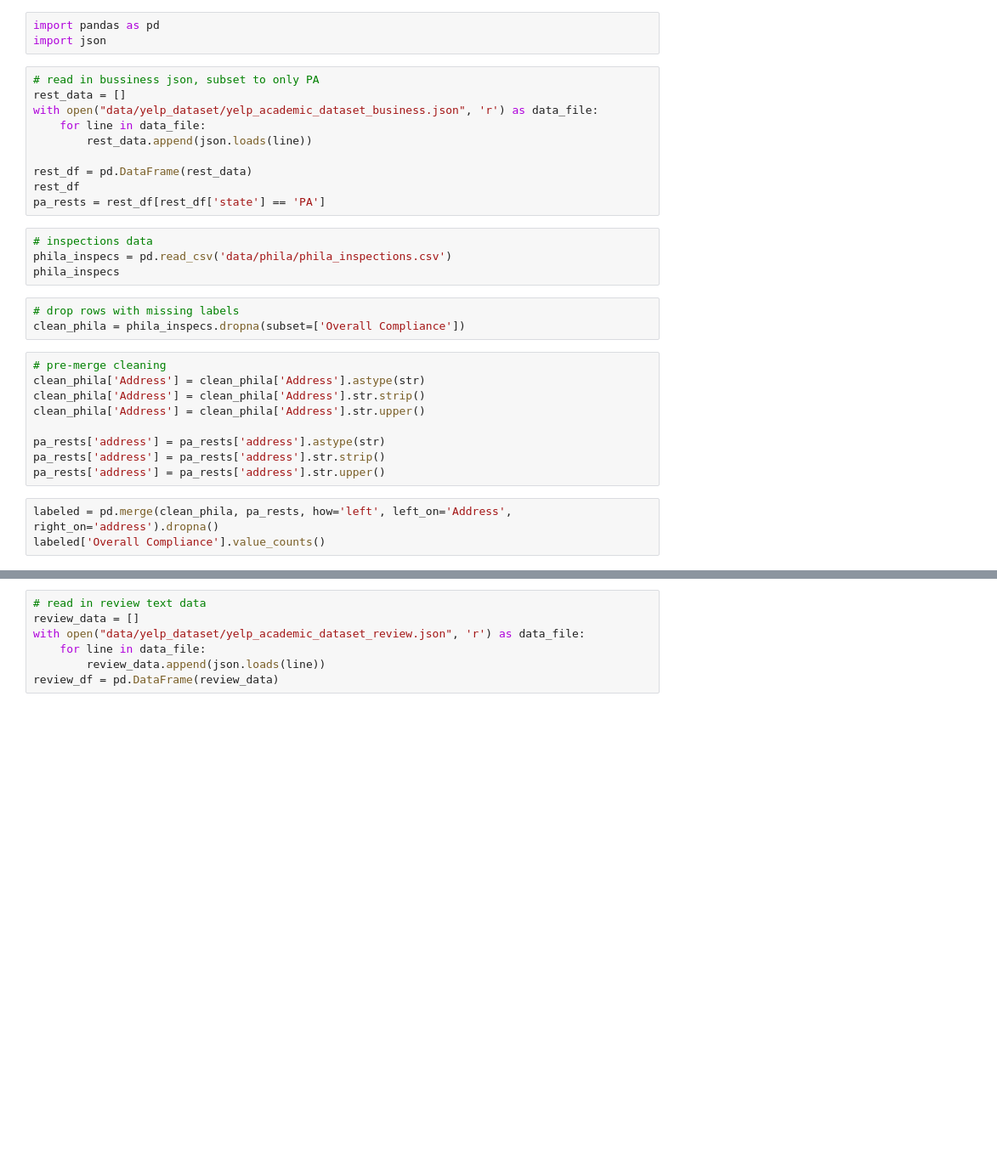
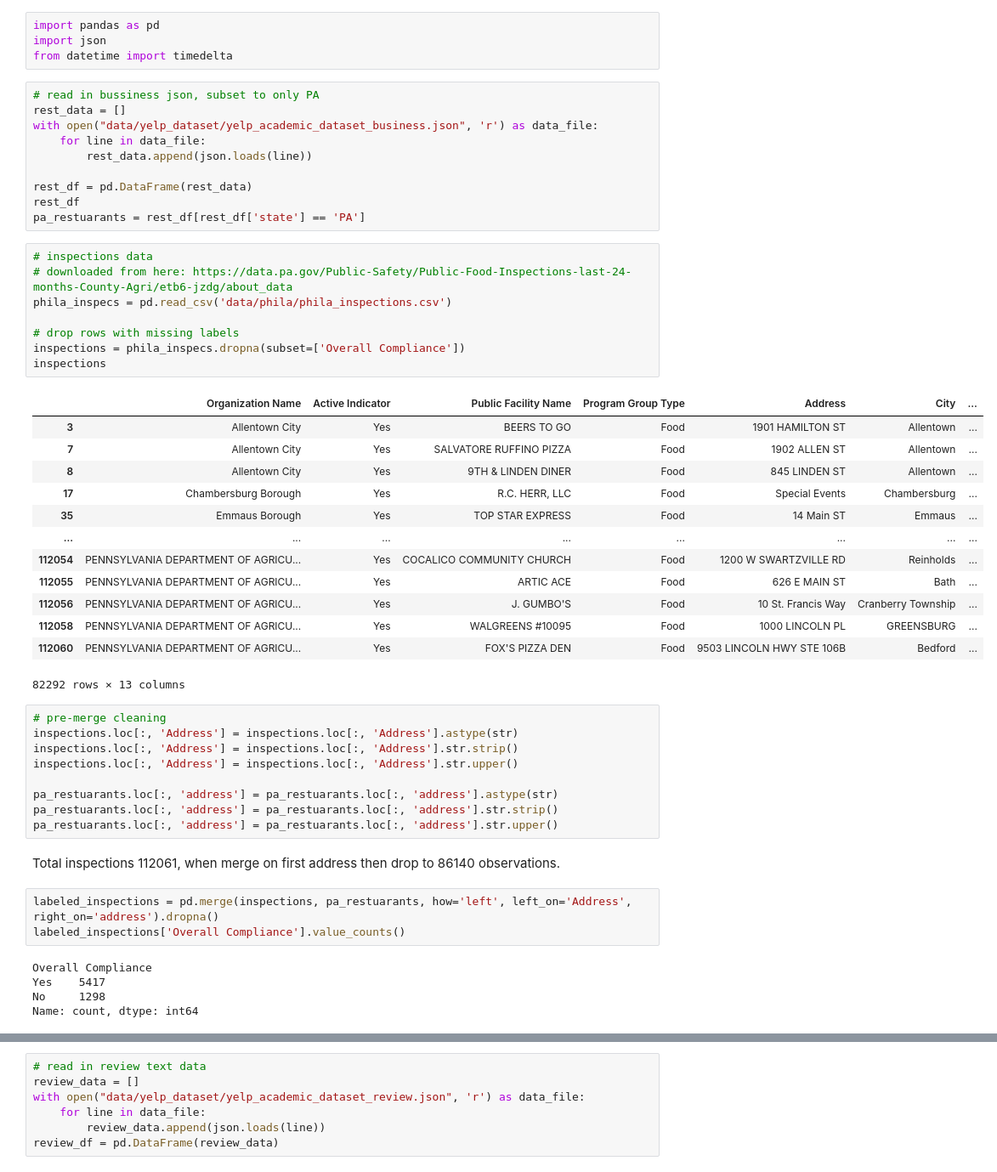
Before and after one commit to claireboyd/dirty_comments_and_clean_plates, a Jupyter notebook: phila_data.ipynb, the cells around one changed output, grey strips where cells are left out. Shown at 85% size. Drawn from its saved outputs; the diff is of its cells as text; blank space fills up the shorter version.

```diff
--- a/phila_data.ipynb
+++ b/phila_data.ipynb
@@ -1,6 +1,7 @@
 # %%
 import pandas as pd
 import json
+from datetime import timedelta
 # %%
 # read in bussiness json, subset to only PA
 rest_data = []
@@ -10,24 +11,46 @@ with open("data/yelp_dataset/yelp_academic_dataset_business.json", 'r') as data_
 
 rest_df = pd.DataFrame(rest_data)
 rest_df
-pa_rests = rest_df[rest_df['state'] == 'PA']
+pa_restuarants = rest_df[rest_df['state'] == 'PA']
-# %%
-# inspections data
-phila_inspecs = pd.read_csv('data/phila/phila_inspections.csv')
-phila_inspecs
-# %%
-# drop rows with missing labels
-clean_phila = phila_inspecs.dropna(subset=['Overall Compliance'])
+# %%
+# inspections data
+# downloaded from here: https://data.pa.gov/Public-Safety/Public-Food-Inspections-last-24-months-County-Agri/etb6-jzdg/about_data
+phila_inspecs = pd.read_csv('data/phila/phila_inspections.csv')
+
+# drop rows with missing labels
+inspections = phila_inspecs.dropna(subset=['Overall Compliance'])
+inspections
+# %% [output]
+|  | Organization Name | Active Indicator | Public Facility Name | Program Group Type | Address | City | ... |
+| 3 | Allentown City | Yes | BEERS TO GO | Food | 1901 HAMILTON ST | Allentown | ... |
+| 7 | Allentown City | Yes | SALVATORE RUFFINO PIZZA | Food | 1902 ALLEN ST | Allentown | ... |
+| 8 | Allentown City | Yes | 9TH & LINDEN DINER | Food | 845 LINDEN ST | Allentown | ... |
+| 17 | Chambersburg Borough | Yes | R.C. HERR, LLC | Food | Special Events | Chambersburg | ... |
+| 35 | Emmaus Borough | Yes | TOP STAR EXPRESS | Food | 14 Main ST | Emmaus | ... |
+| ... | ... | ... | ... | ... | ... | ... | ... |
+| 112054 | PENNSYLVANIA DEPARTMENT OF AGRICU... | Yes | COCALICO COMMUNITY CHURCH | Food | 1200 W SWARTZVILLE RD | Reinholds | ... |
+| 112055 | PENNSYLVANIA DEPARTMENT OF AGRICU... | Yes | ARTIC ACE | Food | 626 E MAIN ST | Bath | ... |
+| 112056 | PENNSYLVANIA DEPARTMENT OF AGRICU... | Yes | J. GUMBO'S | Food | 10 St. Francis Way | Cranberry Township | ... |
+| 112058 | PENNSYLVANIA DEPARTMENT OF AGRICU... | Yes | WALGREENS #10095 | Food | 1000 LINCOLN PL | GREENSBURG | ... |
+| 112060 | PENNSYLVANIA DEPARTMENT OF AGRICU... | Yes | FOX'S PIZZA DEN | Food | 9503 LINCOLN HWY STE 106B | Bedford | ... |
+82292 rows × 13 columns
 # %%
 # pre-merge cleaning
-clean_phila['Address'] = clean_phila['Address'].astype(str)
-clean_phila['Address'] = clean_phila['Address'].str.strip()
-clean_phila['Address'] = clean_phila['Address'].str.upper()
+inspections.loc[:, 'Address'] = inspections.loc[:, 'Address'].astype(str)
+inspections.loc[:, 'Address'] = inspections.loc[:, 'Address'].str.strip()
+inspections.loc[:, 'Address'] = inspections.loc[:, 'Address'].str.upper()
 
-pa_rests['address'] = pa_rests['address'].astype(str)
-pa_rests['address'] = pa_rests['address'].str.strip()
-pa_rests['address'] = pa_rests['address'].str.upper()
+pa_restuarants.loc[:, 'address'] = pa_restuarants.loc[:, 'address'].astype(str)
+pa_restuarants.loc[:, 'address'] = pa_restuarants.loc[:, 'address'].str.strip()
+pa_restuarants.loc[:, 'address'] = pa_restuarants.loc[:, 'address'].str.upper()
+# %% [markdown]
+Total inspections 112061, when merge on first address then drop to 86140 observations.
 # %%
-labeled = pd.merge(clean_phila, pa_rests, how='left', left_on='Address', right_on='address').dropna()
-labeled['Overall Compliance'].value_counts()
+labeled_inspections = pd.merge(inspections, pa_restuarants, how='left', left_on='Address', right_on='address').dropna()
+labeled_inspections['Overall Compliance'].value_counts()
+# %% [output]
+Overall Compliance
+Yes    5417
+No     1298
+Name: count, dtype: int64
 # %%
```
Also changed, not shown: parts of 14 cells of this notebook, 3 other files.
